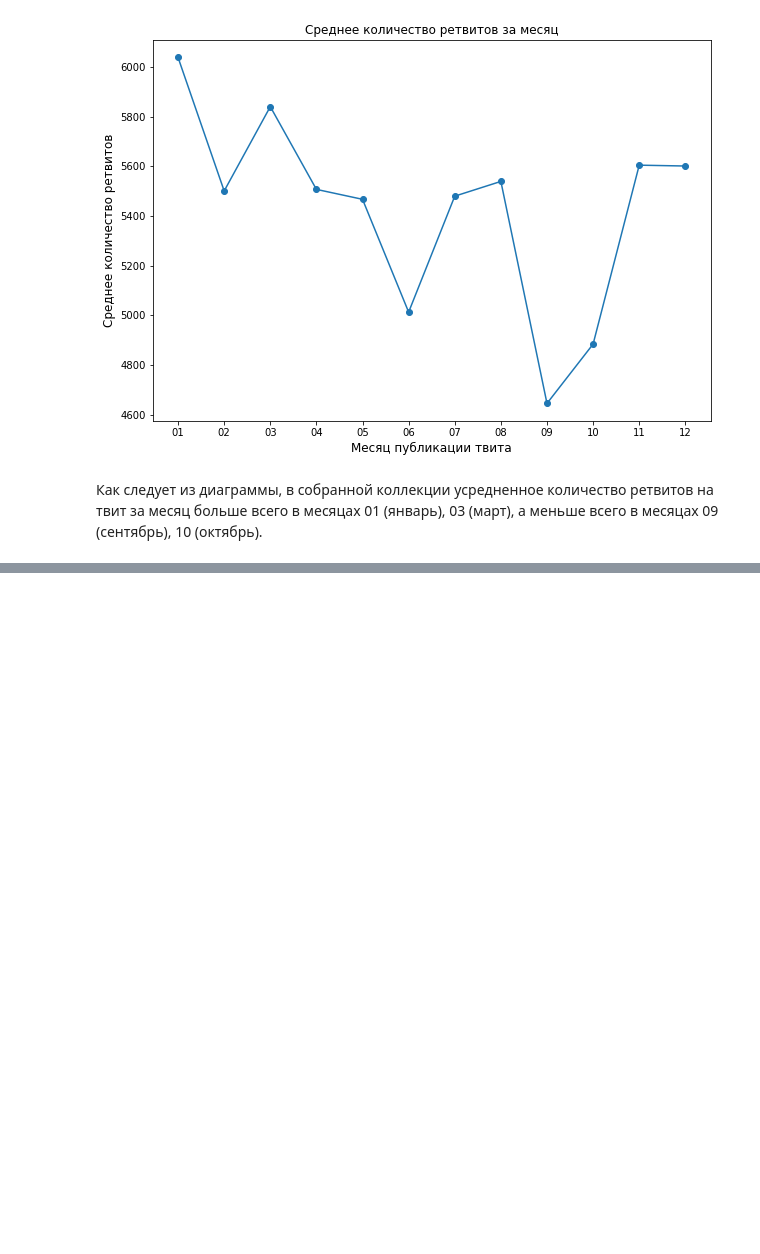
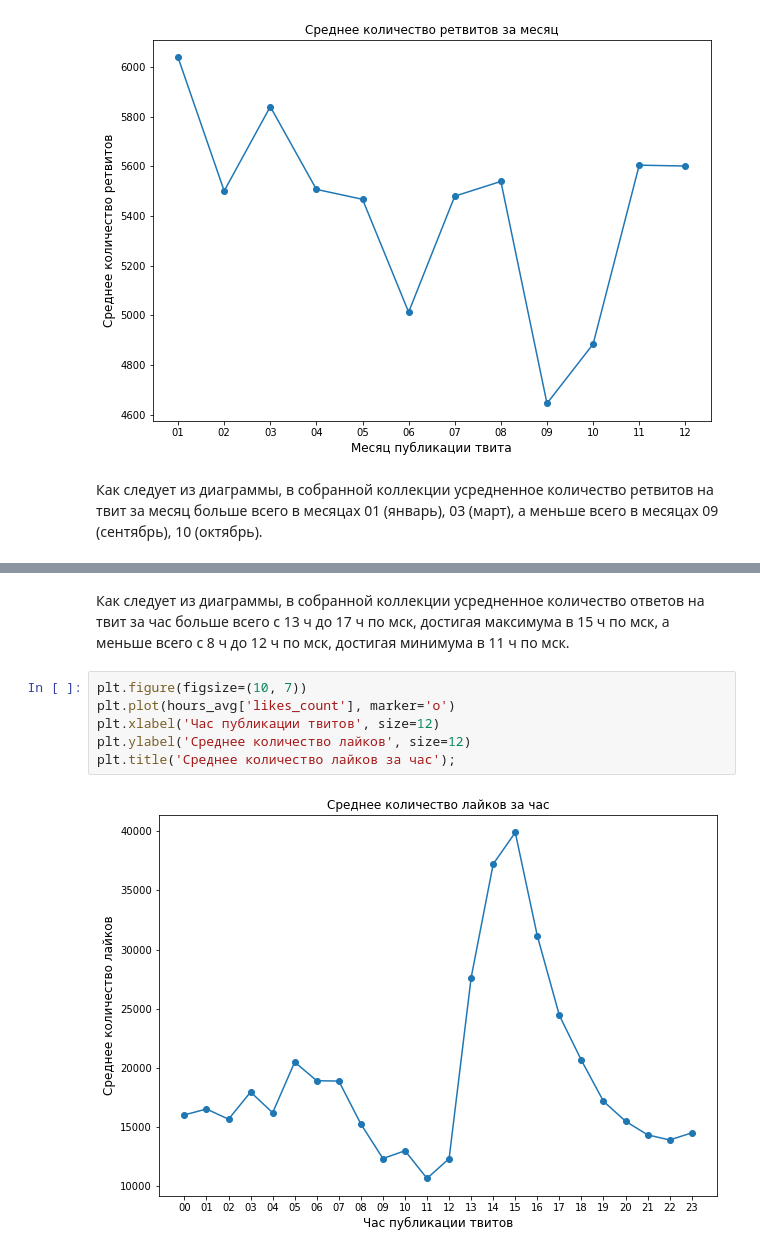
Before and after one commit to ladalada/Information_Search, a Jupyter notebook: notebooks/2.ExploratoryDataAnalysis.ipynb, the cells around one changed output, grey strips where cells are left out. Drawn from its saved outputs; the diff is of its cells as text; blank space fills up the shorter version.

```diff
--- a/notebooks/2.ExploratoryDataAnalysis.ipynb
+++ b/notebooks/2.ExploratoryDataAnalysis.ipynb
@@ -391,0 +404,10 @@ plt.title('Среднее количество ретвитов за месяц'
+# %% [markdown]
+Как следует из диаграммы, в собранной коллекции усредненное количество ответов на твит за час больше всего с 13 ч до 17 ч по мск, достигая максимума в 15 ч по мск, а меньше всего с 8 ч до 12 ч по мск, достигая минимума в 11 ч по мск.
+# %%
+plt.figure(figsize=(10, 7))
+plt.plot(hours_avg['likes_count'], marker='o')
+plt.xlabel('Час публикации твитов', size=12)
+plt.ylabel('Среднее количество лайков', size=12)
+plt.title('Среднее количество лайков за час');
+# %% [output]
+[figure, added]
```
Also changed, not shown: parts of 6 cells of this notebook.
